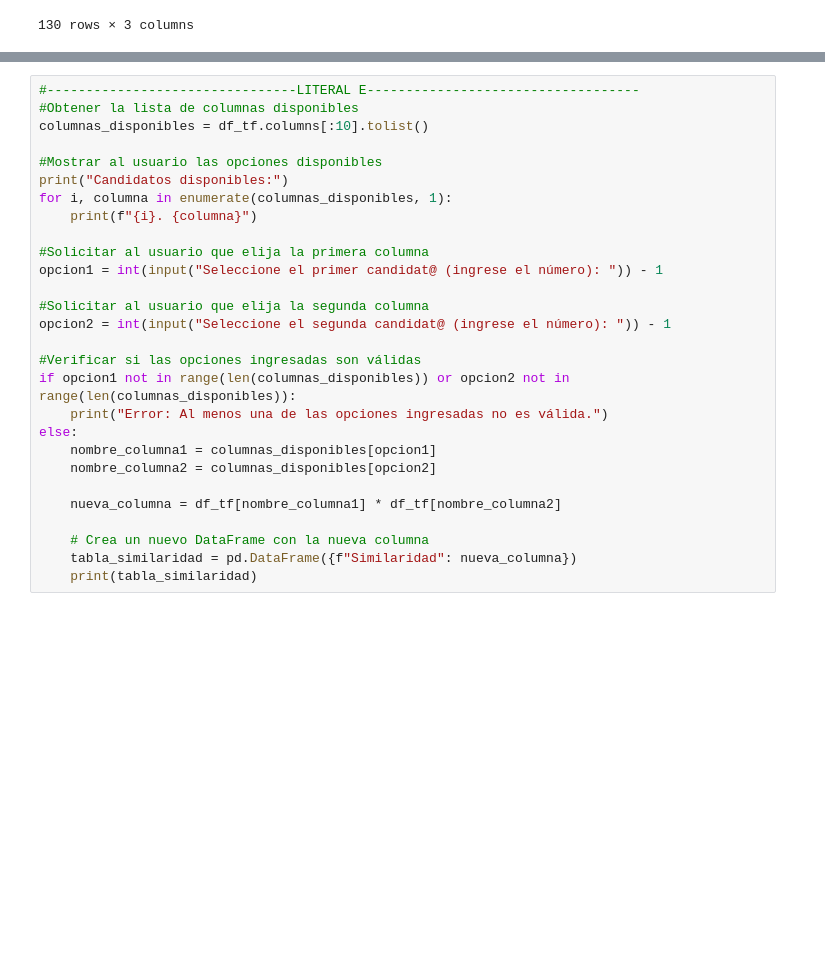
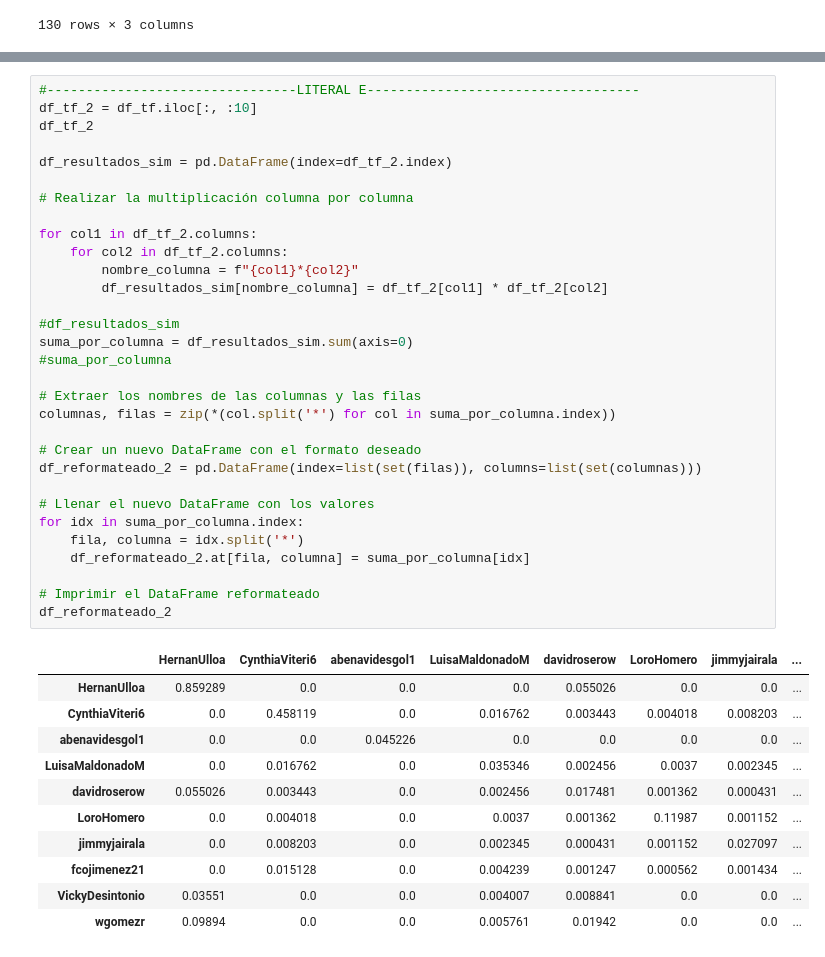
Before and after one commit to Pamela2710/Data-Mining, a Jupyter notebook: TextMining/TextMining.ipynb, the cells around one changed output, grey strips where cells are left out. Cells and saved outputs as stored; diff of their text form; blank space fills up the shorter version.

Commit message:
literal f

```diff
--- a/TextMining/TextMining.ipynb
+++ b/TextMining/TextMining.ipynb
@@ -360,28 +463,43 @@ print("Arreglo de palabras:", palabras)
-# %%
-#--------------------------------LITERAL E-----------------------------------
-#Obtener la lista de columnas disponibles
-columnas_disponibles = df_tf.columns[:10].tolist()
-
-#Mostrar al usuario las opciones disponibles
-print("Candidatos disponibles:")
-for i, columna in enumerate(columnas_disponibles, 1):
-    print(f"{i}. {columna}")
-
-#Solicitar al usuario que elija la primera columna
-opcion1 = int(input("Seleccione el primer candidat@ (ingrese el número): ")) - 1
-
-#Solicitar al usuario que elija la segunda columna
-opcion2 = int(input("Seleccione el segunda candidat@ (ingrese el número): ")) - 1
-
-#Verificar si las opciones ingresadas son válidas
-if opcion1 not in range(len(columnas_disponibles)) or opcion2 not in range(len(columnas_disponibles)):
-    print("Error: Al menos una de las opciones ingresadas no es válida.")
-else:
-    nombre_columna1 = columnas_disponibles[opcion1]
-    nombre_columna2 = columnas_disponibles[opcion2]
-
-    nueva_columna = df_tf[nombre_columna1] * df_tf[nombre_columna2]
-
-    # Crea un nuevo DataFrame con la nueva columna
-    tabla_similaridad = pd.DataFrame({f"Similaridad": nueva_columna})
-    print(tabla_similaridad)
+# %%
+#--------------------------------LITERAL E-----------------------------------
+df_tf_2 = df_tf.iloc[:, :10]
+df_tf_2
+
+df_resultados_sim = pd.DataFrame(index=df_tf_2.index)
+
+# Realizar la multiplicación columna por columna
+
+for col1 in df_tf_2.columns:
+    for col2 in df_tf_2.columns:
+        nombre_columna = f"{col1}*{col2}"
+        df_resultados_sim[nombre_columna] = df_tf_2[col1] * df_tf_2[col2]
+
+#df_resultados_sim
+suma_por_columna = df_resultados_sim.sum(axis=0)
+#suma_por_columna
+
+# Extraer los nombres de las columnas y las filas
+columnas, filas = zip(*(col.split('*') for col in suma_por_columna.index))
+
+# Crear un nuevo DataFrame con el formato deseado
+df_reformateado_2 = pd.DataFrame(index=list(set(filas)), columns=list(set(columnas)))
+
+# Llenar el nuevo DataFrame con los valores
+for idx in suma_por_columna.index:
+    fila, columna = idx.split('*')
+    df_reformateado_2.at[fila, columna] = suma_por_columna[idx]
+
+# Imprimir el DataFrame reformateado
+df_reformateado_2
+# %% [output]
+|  | HernanUlloa | CynthiaViteri6 | abenavidesgol1 | LuisaMaldonadoM | davidroserow | LoroHomero | jimmyjairala | ... |
+| HernanUlloa | 0.859289 | 0.0 | 0.0 | 0.0 | 0.055026 | 0.0 | 0.0 | ... |
+| CynthiaViteri6 | 0.0 | 0.458119 | 0.0 | 0.016762 | 0.003443 | 0.004018 | 0.008203 | ... |
+| abenavidesgol1 | 0.0 | 0.0 | 0.045226 | 0.0 | 0.0 | 0.0 | 0.0 | ... |
+| LuisaMaldonadoM | 0.0 | 0.016762 | 0.0 | 0.035346 | 0.002456 | 0.0037 | 0.002345 | ... |
+| davidroserow | 0.055026 | 0.003443 | 0.0 | 0.002456 | 0.017481 | 0.001362 | 0.000431 | ... |
+| LoroHomero | 0.0 | 0.004018 | 0.0 | 0.0037 | 0.001362 | 0.11987 | 0.001152 | ... |
+| jimmyjairala | 0.0 | 0.008203 | 0.0 | 0.002345 | 0.000431 | 0.001152 | 0.027097 | ... |
+| fcojimenez21 | 0.0 | 0.015128 | 0.0 | 0.004239 | 0.001247 | 0.000562 | 0.001434 | ... |
+| VickyDesintonio | 0.03551 | 0.0 | 0.0 | 0.004007 | 0.008841 | 0.0 | 0.0 | ... |
+| wgomezr | 0.09894 | 0.0 | 0.0 | 0.005761 | 0.01942 | 0.0 | 0.0 | ... |
```
Also changed, not shown: parts of 13 cells of this notebook, 1 other file.
